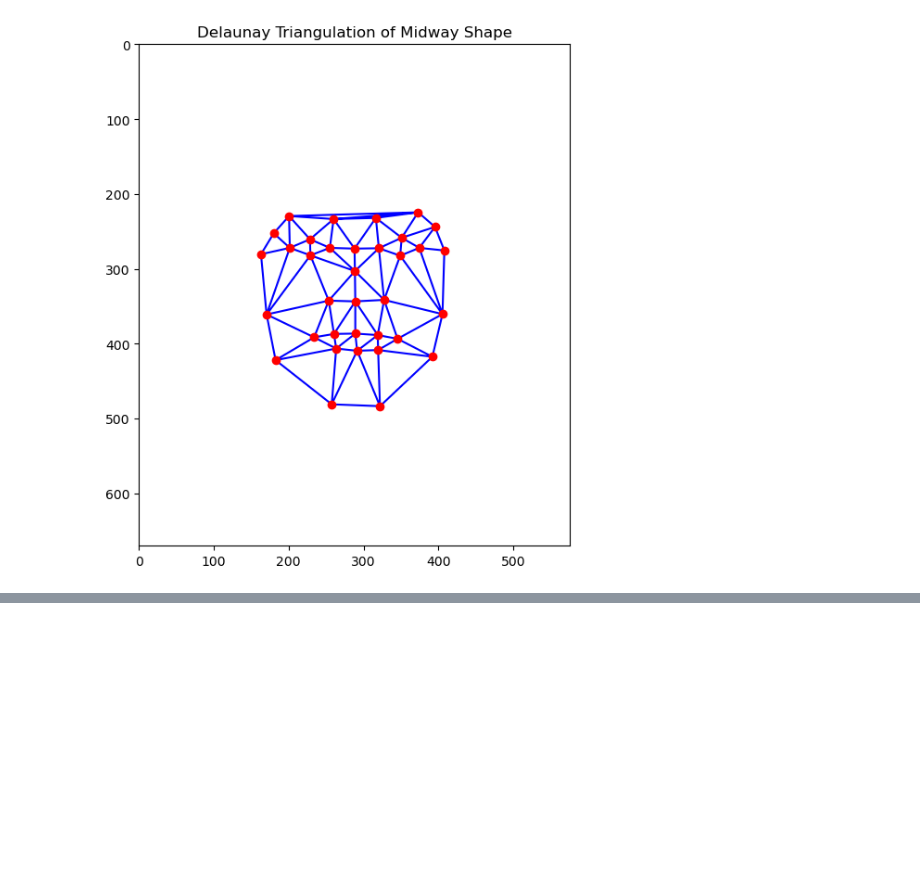
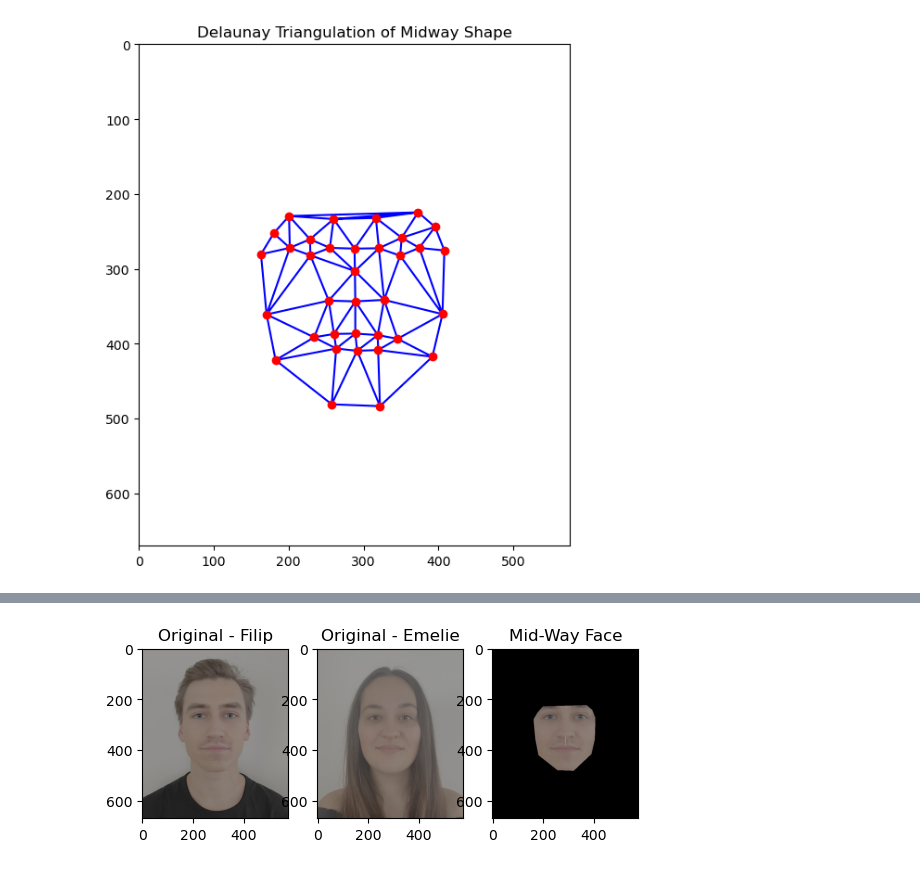
Before and after one commit to filipbagen/cs-180, a Jupyter notebook: p3-face-morphing/code/main.ipynb, the cells around one changed output, grey strips where cells are left out. Cells and saved outputs as stored; diff of their text form; code cells hidden in the pictures; blank space fills up the shorter version.

Commit message:
Computed mid-way face

```diff
--- a/p3-face-morphing/code/main.ipynb
+++ b/p3-face-morphing/code/main.ipynb
@@ -77,0 +80,96 @@ plt.show()
+# %%
+import numpy as np
+
+def compute_affine(tri1_pts, tri2_pts):
+    # Create matrices for triangle points
+    tri1 = np.vstack((tri1_pts.T, np.ones((1, 3))))
+    tri2 = np.vstack((tri2_pts.T, np.ones((1, 3))))
+
+    # Compute the affine transformation matrix A
+    A = np.dot(tri2, np.linalg.inv(tri1))
+
+    return A
+# %%
+import cv2
+import matplotlib.pyplot as plt
+import numpy as np
+from skimage.draw import polygon
+
+# Helper function to warp a triangle from one image to another
+def warp_triangle(img, src_tri, dst_tri, dst_shape):
+    # Compute affine transformation matrix
+    A = compute_affine(src_tri, dst_tri)
+
+    # Create mask for destination triangle
+    rr, cc = polygon(dst_tri[:, 1], dst_tri[:, 0], shape=dst_shape)
+
+    # Apply inverse warp to find the corresponding pixel in the source image
+    coords = np.vstack((cc, rr, np.ones(len(rr))))
+    warped_coords = np.dot(np.linalg.inv(A), coords)
+
+    # Interpolation to find pixel values in the source image
+    x_warped = np.clip(warped_coords[0].astype(int), 0, img.shape[1]-1)
+    y_warped = np.clip(warped_coords[1].astype(int), 0, img.shape[0]-1)
+
+    # Warp pixels from the source image
+    warped_img = np.zeros_like(img)
+    warped_img[rr, cc] = img[y_warped, x_warped]
+
+    return warped_img
+
+# Helper function to perform the morphing process
+def compute_midway_face(img_a, img_b, points_a, points_b, triangles):
+    # Compute the average points (average shape)
+    avg_points = (points_a + points_b) / 2
+
+    # Empty images to store the warped results
+    warped_a = np.zeros_like(img_a)
+    warped_b = np.zeros_like(img_b)
+
+    # Loop over each triangle and warp both images to the average shape
+    for tri_indices in triangles.simplices:
+        # Get the points of the triangles in both images and the average
+        tri_a = points_a[tri_indices]
+        tri_b = points_b[tri_indices]
+        tri_avg = avg_points[tri_indices]
+
+        # Warp the triangles in both images to the average shape
+        warped_a += warp_triangle(img_a, tri_a, tri_avg, img_a.shape)
+        warped_b += warp_triangle(img_b, tri_b, tri_avg, img_b.shape)
+
+    # Average the colors of the warped images
+    midway_face = (warped_a / 2 + warped_b / 2).astype(np.uint8)
+
+    return midway_face
+
+# Load the images (both images should be the same size)
+face_a = cv2.imread('../data/filip.jpg')
+face_b = cv2.imread('../data/emelie.jpg')
+
+# Load the keypoints (assumed to be loaded from a json or manually clicked)
+points_a = np.array(points['im1Points'])
+points_b = np.array(points['im2Points'])
+
+# Compute the Delaunay triangulation (using the average shape)
+average_points = (points_a + points_b) / 2
+tri = Delaunay(average_points)
+
+# Compute the mid-way face
+midway_face = compute_midway_face(face_a, face_b, points_a, points_b, tri)
+
+# Display the original and mid-way face
+plt.subplot(1, 3, 1)
+plt.imshow(cv2.cvtColor(face_a, cv2.COLOR_BGR2RGB))
+plt.title("Original - Filip")
+
+plt.subplot(1, 3, 2)
+plt.imshow(cv2.cvtColor(face_b, cv2.COLOR_BGR2RGB))
+plt.title("Original - Emelie")
+
+plt.subplot(1, 3, 3)
+plt.imshow(cv2.cvtColor(midway_face, cv2.COLOR_BGR2RGB))
+plt.title("Mid-Way Face")
+
+plt.show()
+# %% [output]
+[figure, added]
```
Also changed, not shown: parts of 1 cell of this notebook.
